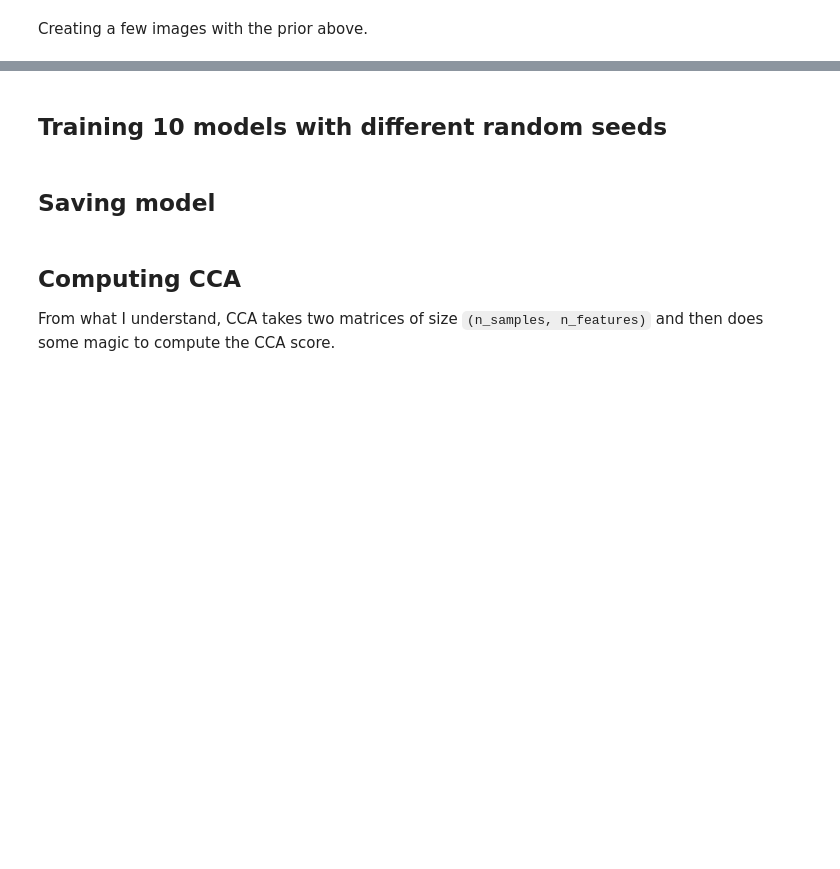
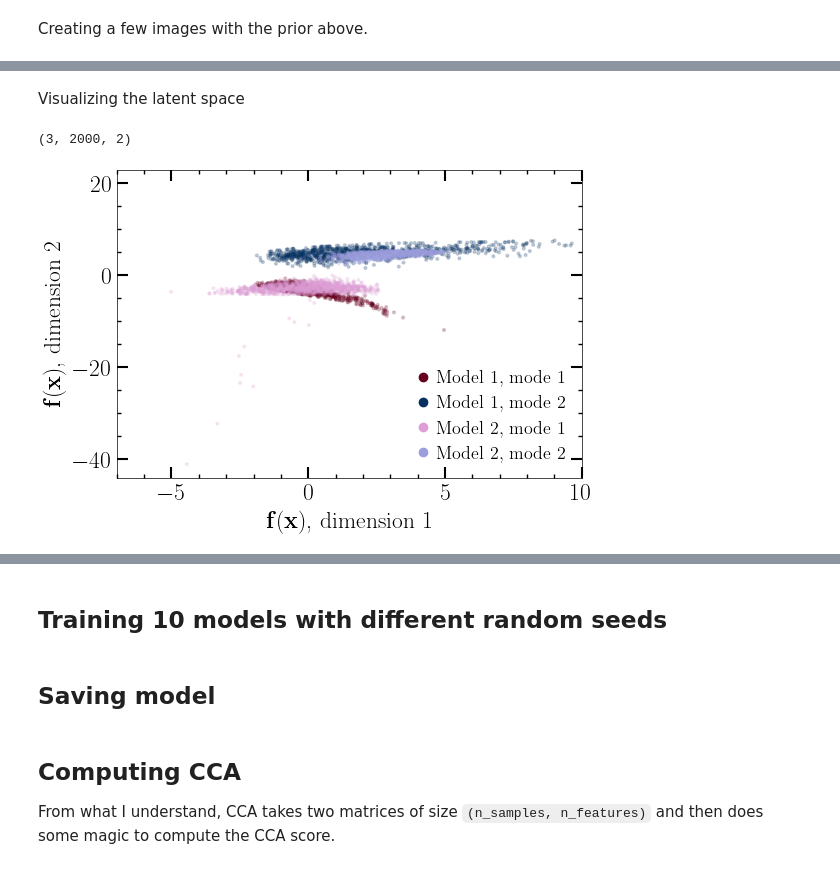
Before and after one commit to noe-dia/astro-ml-peek, a Jupyter notebook: notebooks/dev/train_threshold.ipynb, the cells around one changed output, grey strips where cells are left out. Saved outputs shown, nothing was run; the diff lists cells and outputs as text; code cells hidden in the pictures; blank space fills up the shorter version.

```diff
--- a/notebooks/dev/train_threshold.ipynb
+++ b/notebooks/dev/train_threshold.ipynb
@@ -221,0 +456,3 @@ plot_CCA_all_latents(dims, corrs, models=[1,2])
+# %%
+r2_metric = R2_score(latents_x)
+r2_scores, linear_model_list, possible_pairs_idx = r2_metric.compute_score()
@@ -221,0 +470,74 @@ plot_CCA_all_latents(dims, corrs, models=[1,2])
+# %% [markdown]
+Visualizing the latent space
+# %%
+encoder_a = encoder_x_list[0]
+encoder_b = encoder_x_list[1]
+latents_x = []
+latents_y = []
+with torch.no_grad():
+    for encoder_x in encoder_x_list:
+        latents_x.append(encoder_x(torch.tensor(x).to(device)).to("cpu"))
+
+
+latents_x = np.array(latents_x)
+# %%
+model = linear_model_list[1]
+latent_a = latents_x[0]
+latent_b = latents_x[-1]
+predicted_latent_b = model(torch.tensor(latent_a).to(device)).detach().cpu().numpy()
+# %%
+latents_x.shape
+# %% [output]
+(3, 2000, 2)
+# %%
+import scienceplots
+from matplotlib.lines import Line2D
+plt.style.use("science")
+plt.rcParams.update({
+         "font.size": 17,
+         'xtick.major.size': 8,
+         'xtick.minor.size': 3,
+         'xtick.major.width': 1.5,
+         'xtick.minor.width': 1,
+         'ytick.major.size': 8,
+         'ytick.minor.size': 3,
+         'ytick.major.width': 1.5,
+         'ytick.minor.width': 1,
+         "lines.linewidth": 2,
+        "legend.fontsize": 13,
+         "image.cmap": "magma"
+        })
+
+fig, axs = plt.subplots(1, 1, figsize = (6, 4))
+
+axs.scatter(*latent_b.T, c = labels, cmap = "RdBu", vmin = 0, vmax = 1, alpha = 0.2, s = 4)
+axs.scatter(*predicted_latent_b.T, c =  0.8 * labels, vmin  = 0, vmax = 1, cmap = "tab20b_r", alpha = 0.2, s= 4)
+
+
+cmap = plt.get_cmap("RdBu")
+color0 = cmap(0.0)
+color1 = cmap(1.0)
+
+cmap_2 = plt.get_cmap("tab20b_r")
+color2 = cmap_2(0.0)
+color3 = cmap_2(0.8)
+
+handles = [
+    Line2D([0],[0], marker='o', linestyle='',
+           color=color0, label='Model 1, mode 1'),
+
+    Line2D([0],[0], marker='o', linestyle='',
+           color=color1, label='Model 1, mode 2'),
+
+    Line2D([0],[0], marker='o', linestyle='',
+           color=color2, label='Model 2, mode 1'),
+
+    Line2D([0],[0], marker='o', linestyle='',
+           color=color3, label='Model 2, mode 2'),
+]
+
+axs.legend(handles=handles, handletextpad=-0.3)
+axs.set(xlim = [-7, 10], xlabel = r"$\mathbf{f}(\mathbf{x})$, dimension 1", ylabel = r"$\mathbf{f}(\mathbf{x})$, dimension 2")
+plt.savefig("example_linear_identifiability.pdf", bbox_inches = "tight")
+# %% [output]
+[figure, added]
```
Also changed, not shown: parts of 27 cells of this notebook, 5 other files.
